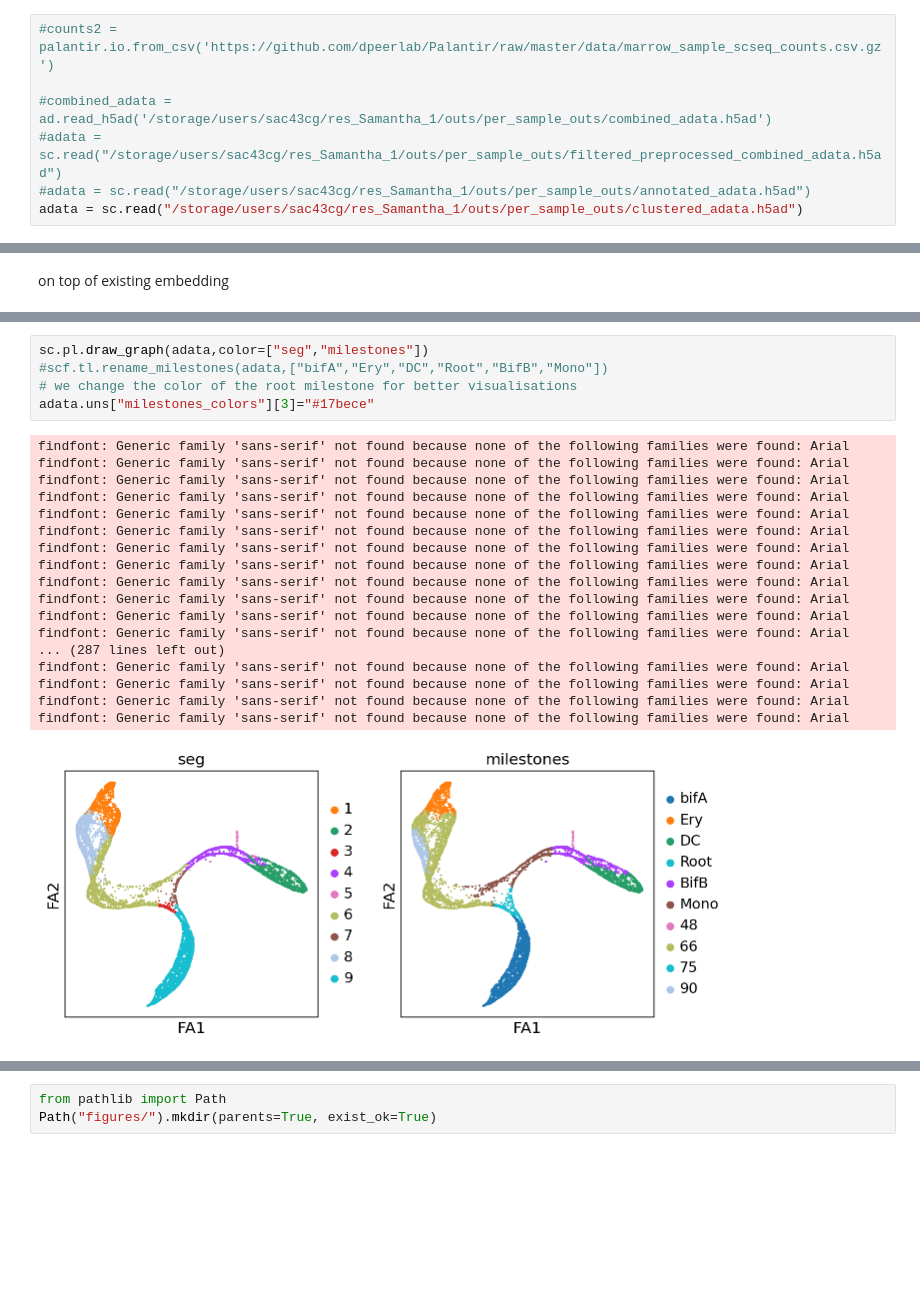
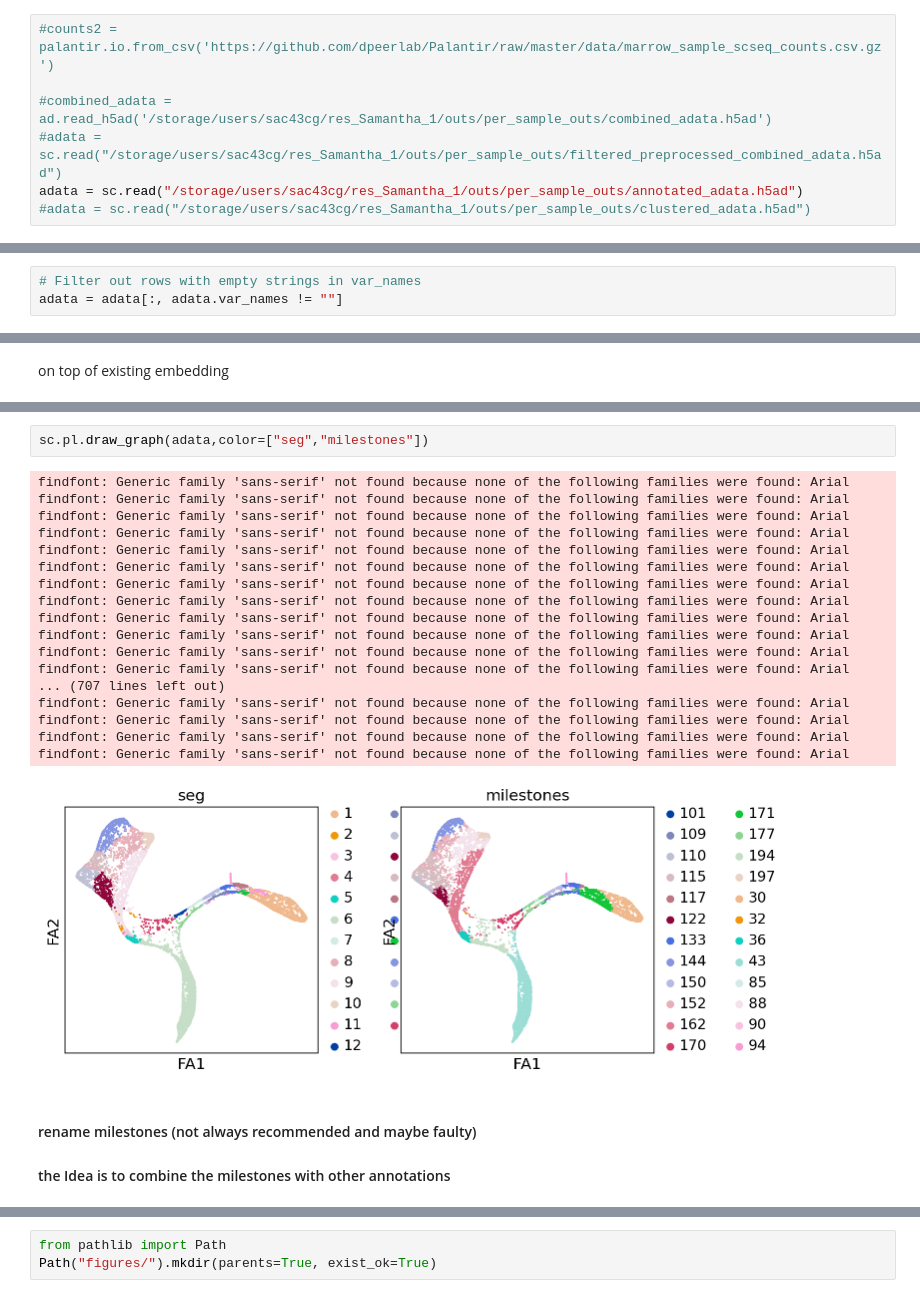
Before and after one commit to josef-streusalz/single-cell, a Jupyter notebook: 08_PseudoTime.ipynb, the cells around one changed output, grey strips where cells are left out. Drawn from its saved outputs; the diff is of its cells as text; blank space fills up the shorter version.

```diff
--- a/08_PseudoTime.ipynb
+++ b/08_PseudoTime.ipynb
@@ -65,8 +72,8 @@ import anndata as ad
 
 #combined_adata = ad.read_h5ad('/storage/users/sac43cg/res_Samantha_1/outs/per_sample_outs/combined_adata.h5ad')
 #adata = sc.read("/storage/users/sac43cg/res_Samantha_1/outs/per_sample_outs/filtered_preprocessed_combined_adata.h5ad")
-#adata = sc.read("/storage/users/sac43cg/res_Samantha_1/outs/per_sample_outs/annotated_adata.h5ad")
-adata = sc.read("/storage/users/sac43cg/res_Samantha_1/outs/per_sample_outs/clustered_adata.h5ad")
+adata = sc.read("/storage/users/sac43cg/res_Samantha_1/outs/per_sample_outs/annotated_adata.h5ad")
+#adata = sc.read("/storage/users/sac43cg/res_Samantha_1/outs/per_sample_outs/clustered_adata.h5ad")
 # %%
 adata
 # %% [output]
@@ -107,0 +121,3 @@ print(adata.X.shape)
+# %%
+# Filter out rows with empty strings in var_names
+adata = adata[:, adata.var_names != ""]
@@ -450,24 +425,24 @@ trajectory(adata: anndata._core.anndata.AnnData, basis: Union[NoneType, str] = N
 # %%
 sc.pl.draw_graph(adata,color=["seg","milestones"])
-#scf.tl.rename_milestones(adata,["bifA","Ery","DC","Root","BifB","Mono"])
-# we change the color of the root milestone for better visualisations
-adata.uns["milestones_colors"][3]="#17bece"
 # %% [output]
 findfont: Generic family 'sans-serif' not found because none of the following families were found: Arial
 findfont: Generic family 'sans-serif' not found because none of the following families were found: Arial
 findfont: Generic family 'sans-serif' not found because none of the following families were found: Arial
 findfont: Generic family 'sans-serif' not found because none of the following families were found: Arial
 findfont: Generic family 'sans-serif' not found because none of the following families were found: Arial
 findfont: Generic family 'sans-serif' not found because none of the following families were found: Arial
 findfont: Generic family 'sans-serif' not found because none of the following families were found: Arial
 findfont: Generic family 'sans-serif' not found because none of the following families were found: Arial
 findfont: Generic family 'sans-serif' not found because none of the following families were found: Arial
 findfont: Generic family 'sans-serif' not found because none of the following families were found: Arial
 findfont: Generic family 'sans-serif' not found because none of the following families were found: Arial
 findfont: Generic family 'sans-serif' not found because none of the following families were found: Arial
-... (287 lines left out)
+... (707 lines left out)
 findfont: Generic family 'sans-serif' not found because none of the following families were found: Arial
 findfont: Generic family 'sans-serif' not found because none of the following families were found: Arial
 findfont: Generic family 'sans-serif' not found because none of the following families were found: Arial
 findfont: Generic family 'sans-serif' not found because none of the following families were found: Arial
-[figure, old version]
+[figure, new version]
+# %% [markdown]
+#### rename milestones (not always recommended and maybe faulty)
+#### the Idea is to combine the milestones with other annotations
```
Also changed, not shown: parts of 81 cells of this notebook, 15 other files.
